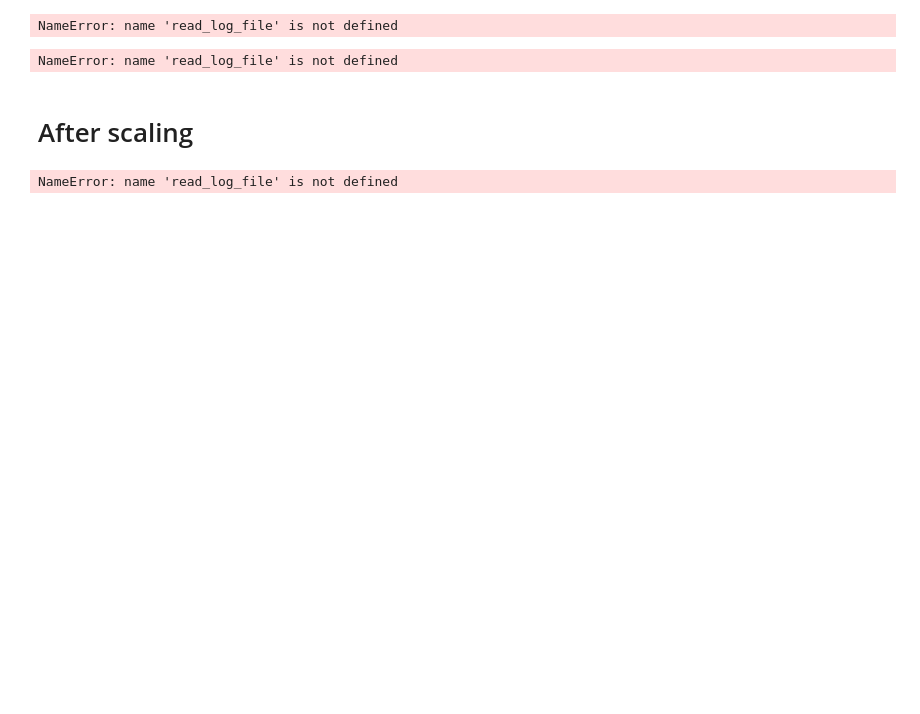
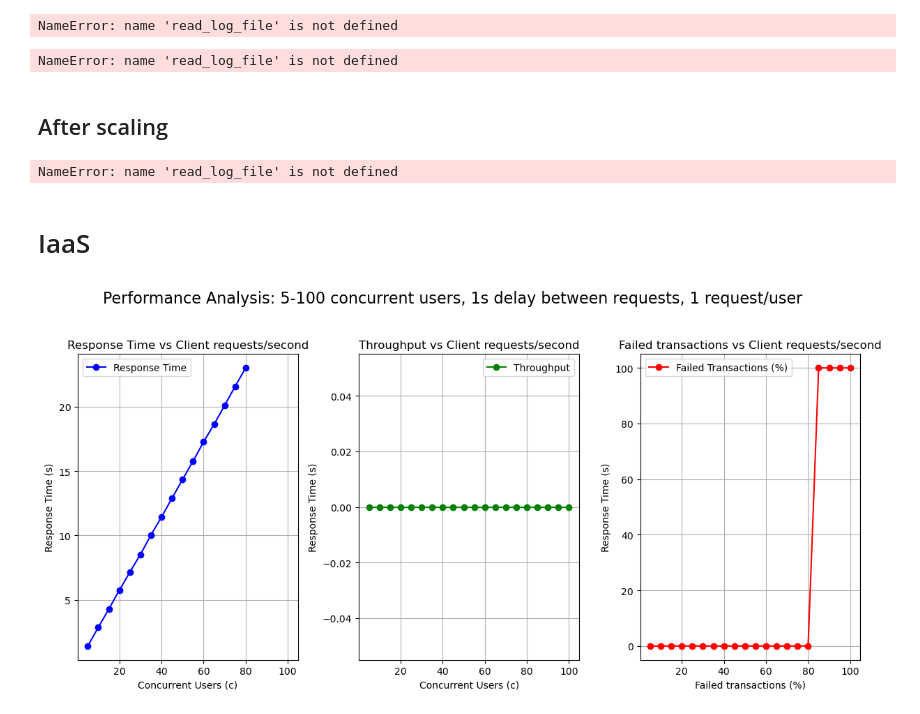
Before and after one commit to bookpanda/2110524-CLOUD-COMP-TECH, a Jupyter notebook: activity/week3/plot.ipynb, the cells around one changed output. Drawn from its saved outputs; the diff is of its cells as text; code cells hidden in the pictures; blank space fills up the shorter version.

```diff
--- a/activity/week3/plot.ipynb
+++ b/activity/week3/plot.ipynb
@@ -53,7 +55,7 @@ plot_results(results, 'Performance Analysis: 10-400 concurrent users, 1s delay b
 # %% [output]
 NameError: name 'read_log_file' is not defined
 # %% [markdown]
-# After scaling
+## After scaling
 # %%
 log_file_path = './logs-paas/with-scaling/siege-d1-r1.log'
 log_data = read_log_file(log_file_path)
@@ -61,3 +63,12 @@ results = parse_siege_logs(log_data)
 plot_results(results, 'Performance Analysis: 5-100 concurrent users, 1s delay between requests, 1 request/user')
 # %% [output]
 NameError: name 'read_log_file' is not defined
+# %% [markdown]
+# IaaS
+# %%
+log_file_path = './logs-iaas/siege-d1-r1.log'
+log_data = read_log_file(log_file_path)
+results = parse_siege_logs(log_data)
+plot_results(results, 'Performance Analysis: 5-100 concurrent users, 1s delay between requests, 1 request/user')
+# %% [output]
+[figure, added]
```
Also changed, not shown: parts of 1 cell of this notebook, 2 other files.
